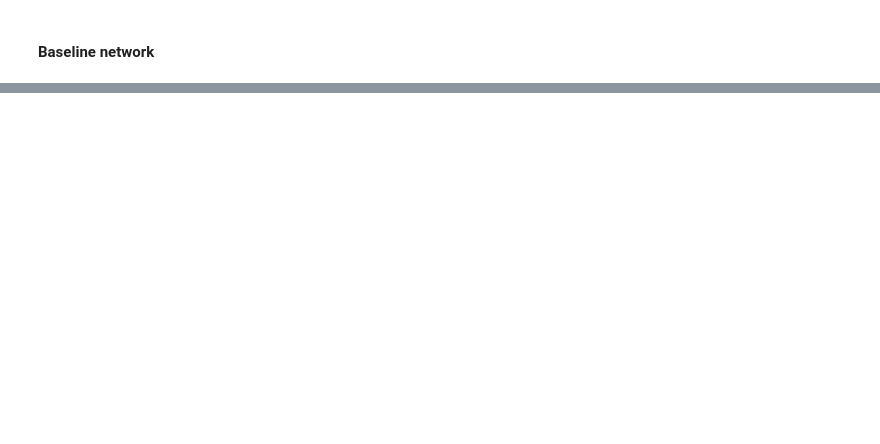
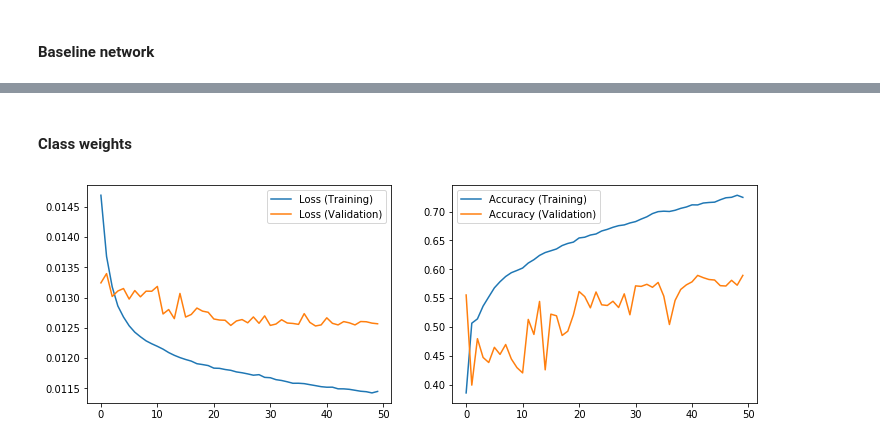
Before and after one commit to nicklashansen/music-genre-classification, a Jupyter notebook: MusicGenreClassification.ipynb, the cells around one changed output, grey strips where cells are left out. Saved outputs shown, nothing was run; the diff lists cells and outputs as text; code cells hidden in the pictures; blank space fills up the shorter version.

```diff
--- a/MusicGenreClassification.ipynb
+++ b/MusicGenreClassification.ipynb
@@ -557,0 +651,7 @@ KeyboardInterrupt:
+# %% [markdown]
+#### Class weights
+# %%
+set_seed()
+net = train_net(Net(), class_weights=class_weights)
+# %% [output]
+[figure, added]
```
Also changed, not shown: parts of 23 cells of this notebook.
